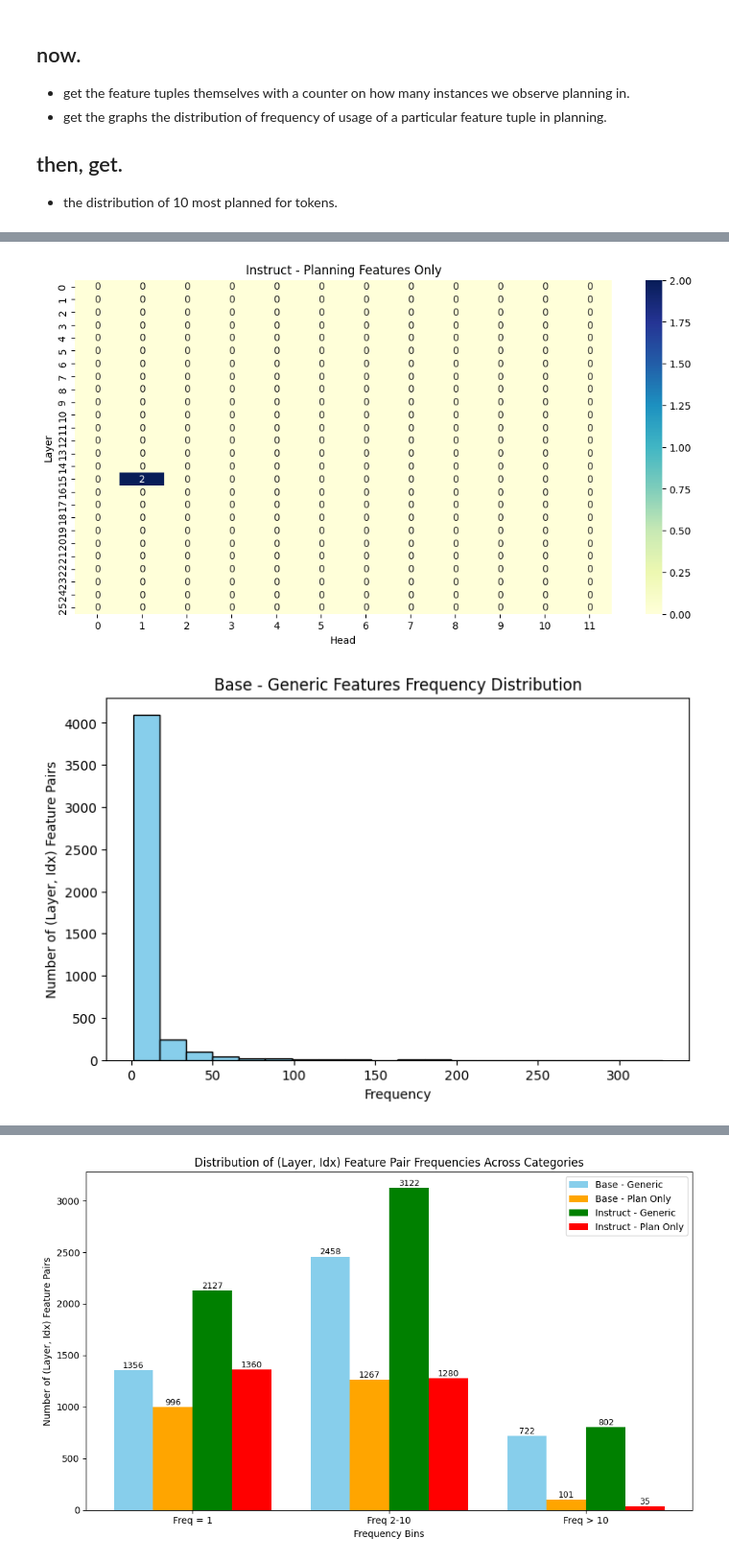
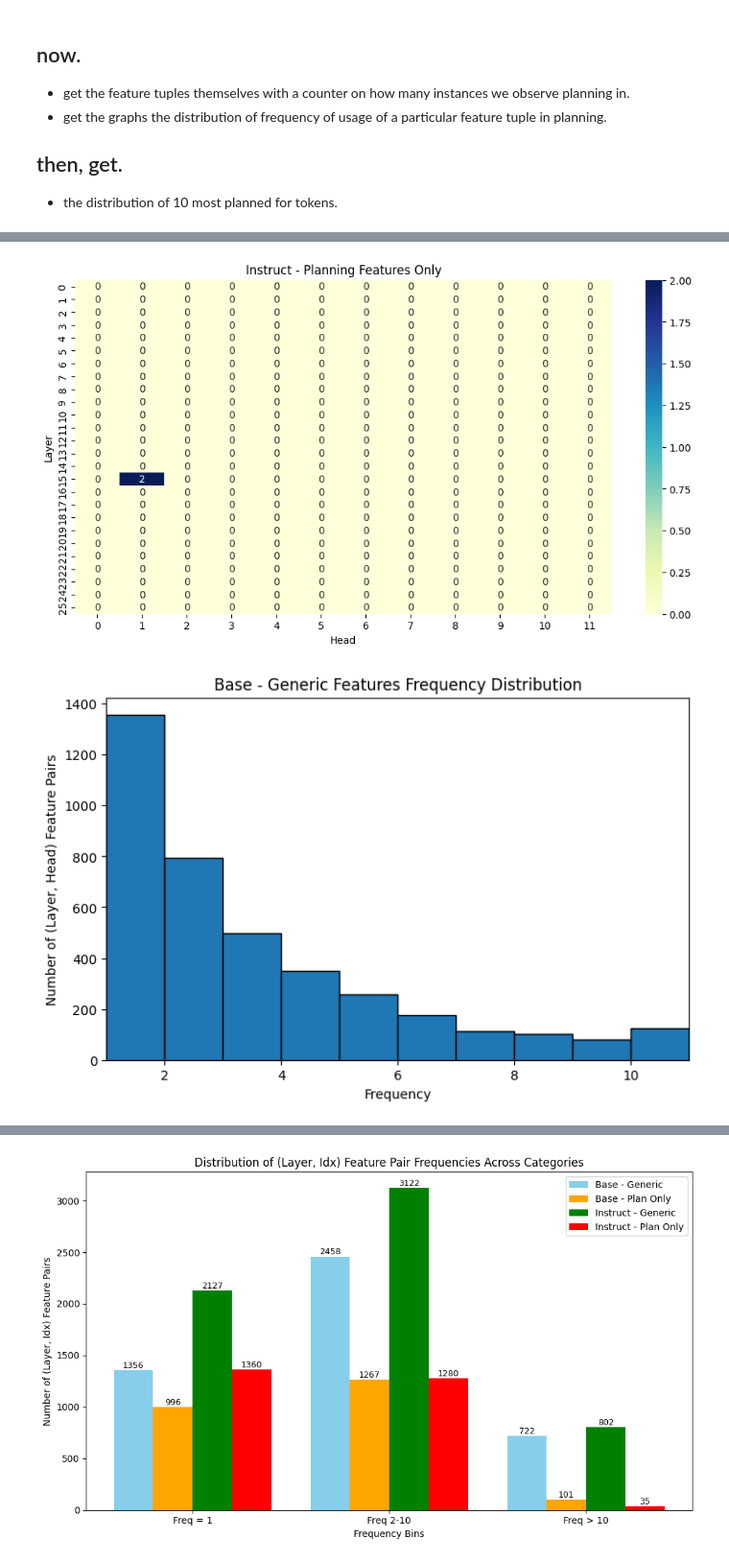
Before and after one commit to ambitious-mechinterp/plan_trace, a Jupyter notebook: notebooks/feature_meta_analysis.ipynb, the cells around one changed output, grey strips where cells are left out. Shown: that part at 96% size. Cells and saved outputs as stored; diff of their text form; code cells hidden in the pictures.

```diff
--- a/notebooks/feature_meta_analysis.ipynb
+++ b/notebooks/feature_meta_analysis.ipynb
@@ -254,43 +254,93 @@ import numpy as np
 
 num_layers = 26
 num_heads = 12  # adjust if your model has a different number of heads
+
+all_dicts = [
+    overall_base_generic_set,
+    overall_base_plan_only_set,
+    overall_instruct_generic_set,
+    overall_instruct_plan_only_set
+]
+
+all_counts = [
+    count
+    for d in all_dicts
+    for count in d.values()
+]
+
+HIST_MAX = max(all_counts)
+
+
+# def plot_frequency_hist(instance_dict, title):
+#     counts = list(instance_dict.values())
+#     plt.figure(figsize=(8, 5))
+#     plt.hist(
+#         counts,
+#         bins=20,
+#         range=(0, HIST_MAX),
+#         edgecolor='black'
+#     )
+#     plt.xlim(0, HIST_MAX)
+#     plt.xlabel("Frequency")
+#     plt.ylabel("Number of (Layer, Head) Feature Pairs")
+#     plt.title(title)
+#     plt.show()
+
+def plot_frequency_hist(instance_dict, title):
+    counts = list(instance_dict.values())
+
+    plt.figure(figsize=(8, 5))
+    plt.hist(
+        counts,
+        bins=10,
+        range=(1, 11),
+        edgecolor='black'
+    )
+
+    plt.xlim(1, 11)
+    plt.xlabel("Frequency")
+    plt.ylabel("Number of (Layer, Head) Feature Pairs")
+    plt.title(title)
+    plt.show()
+
+
 
 def make_heatmap(instance_dict, title, num_layers=num_layers, num_heads=num_heads):
     """Convert frequency dict to a 2D array and plot heatmap."""
     matrix = np.zeros((num_layers, num_heads))
     for (layer, head), count in instance_dict.items():
         if layer < num_layers and head < num_heads:
             matrix[layer, head] = count
     plt.figure(figsize=(12,6))
     sns.heatmap(matrix, annot=True, fmt=".0f", cmap="YlGnBu")
     plt.xlabel("Head")
     plt.ylabel("Layer")
     plt.title(title)
     plt.show()
 
 # Task 1: Heatmaps for each category
 make_heatmap(overall_base_generic_set, "Base - Generic Features")
 make_heatmap(overall_base_plan_only_set, "Base - Planning Features Only")
 make_heatmap(overall_instruct_generic_set, "Instruct - Generic Features")
 make_heatmap(overall_instruct_plan_only_set, "Instruct - Planning Features Only")
 
 # Task 2: Optional histograms of frequencies
-def plot_frequency_hist(instance_dict, title):
-    counts = list(instance_dict.values())
-    plt.figure(figsize=(8,5))
-    plt.hist(counts, bins=20, color='skyblue', edgecolor='black')
-    plt.xlabel("Frequency")
-    plt.ylabel("Number of (Layer, Idx) Feature Pairs")
-    plt.title(title)
-    plt.show()
+# def plot_frequency_hist(instance_dict, title):
+#     counts = list(instance_dict.values())
+#     plt.figure(figsize=(8,5))
+#     plt.hist(counts, bins=20, color='skyblue', edgecolor='black')
+#     plt.xlabel("Frequency")
+#     plt.ylabel("Number of (Layer, Idx) Feature Pairs")
+#     plt.title(title)
+#     plt.show()
 
 plot_frequency_hist(overall_base_generic_set, "Base - Generic Features Frequency Distribution")
 plot_frequency_hist(overall_base_plan_only_set, "Base - Planning Features Only Frequency Distribution")
 plot_frequency_hist(overall_instruct_generic_set, "Instruct - Generic Features Frequency Distribution")
 plot_frequency_hist(overall_instruct_plan_only_set, "Instruct - Planning Features Only Frequency Distribution")
 # %% [output]
 [figure]
 [figure]
 [figure]
 [figure]
-[figure, old version]
+[figure, new version]
```
Also changed, not shown: parts of 14 cells of this notebook.
